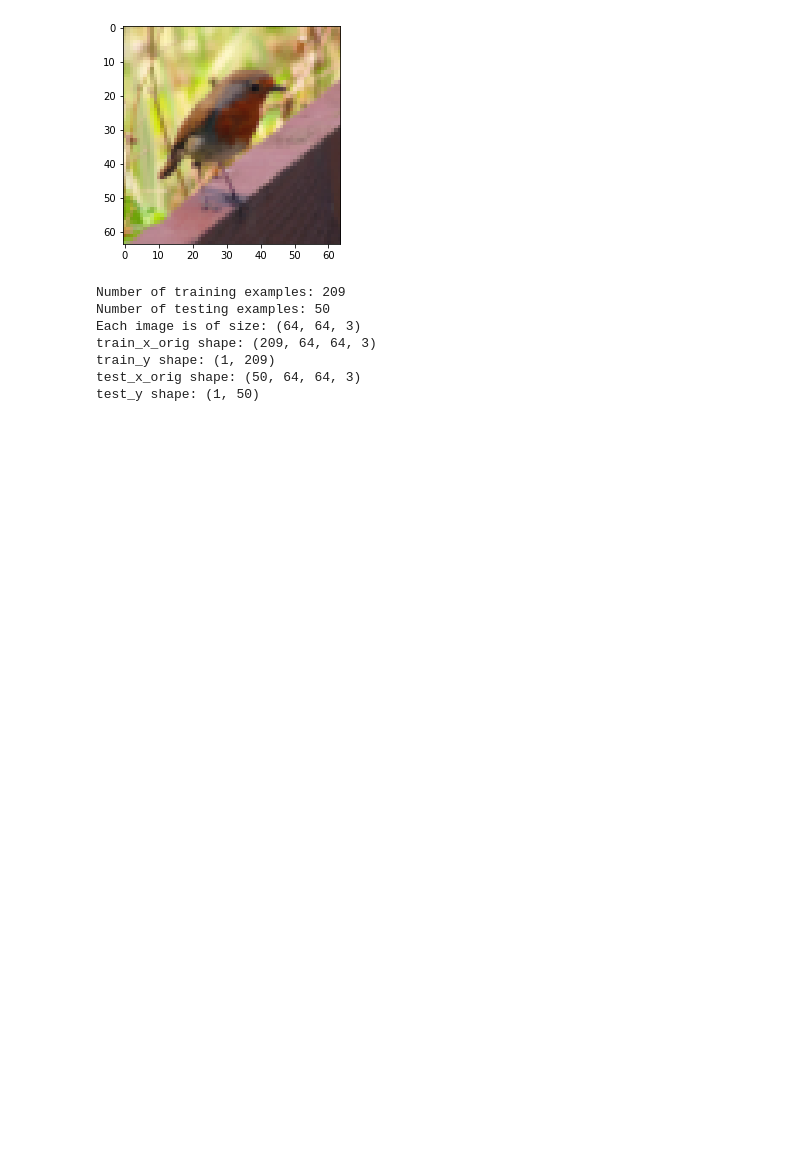
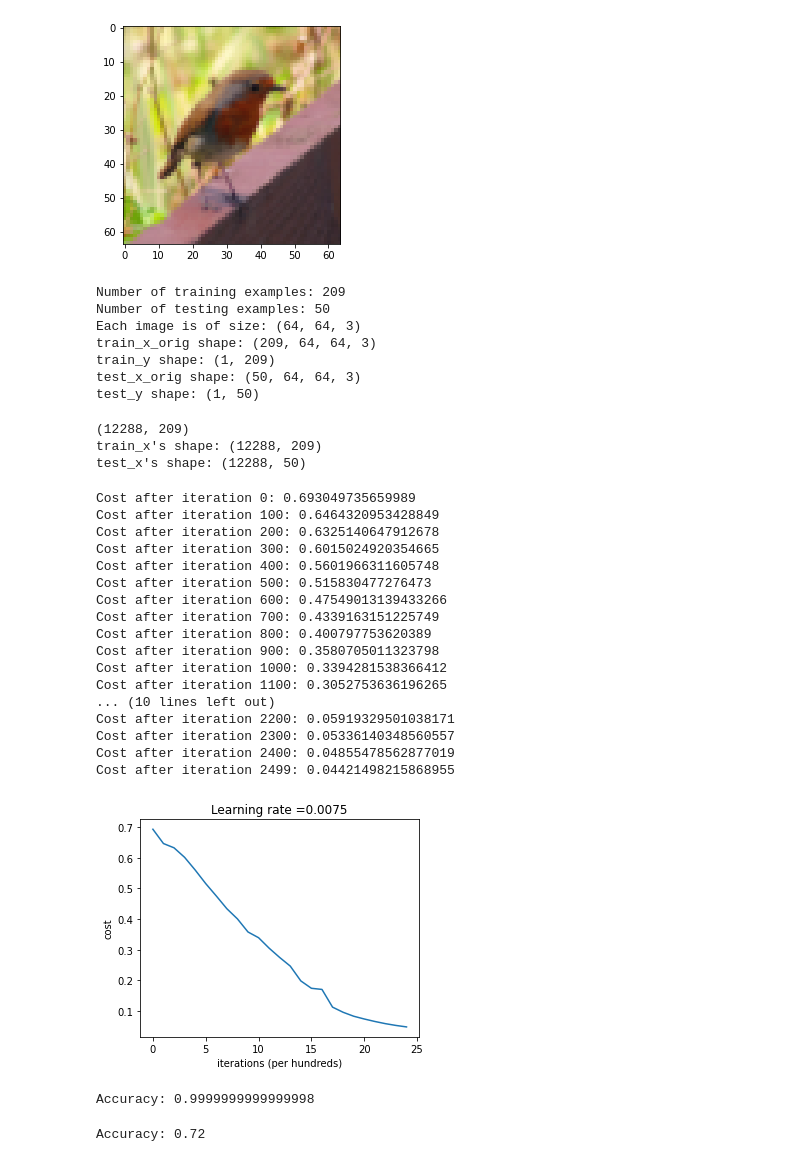
Before and after one commit to rmaksymiuk/CatClassifier, a Jupyter notebook: CatClassifier.ipynb, the cells around one changed output. Drawn from its saved outputs; the diff is of its cells as text; code cells hidden in the pictures; blank space fills up the shorter version.

Commit message:
finished the models

```diff
--- a/CatClassifier.ipynb
+++ b/CatClassifier.ipynb
@@ -51,3 +50,38 @@ train_x_orig shape: (209, 64, 64, 3)
 train_y shape: (1, 209)
 test_x_orig shape: (50, 64, 64, 3)
 test_y shape: (1, 50)
+# %%
+# Reshaping the image into a 1D array
+train_x_flatten = train_x_orig.reshape(train_x_orig.shape[0], -1).T   # The "-1" flattens the dimensions -> 64*64*3
+test_x_flatten = test_x_orig.reshape(test_x_orig.shape[0], -1).T
+
+print(train_x_flatten.shape)
+# Standardize data to have feature values between 0 and 1.
+train_x = train_x_flatten/255.
+test_x = test_x_flatten/255.
+
+print ("train_x's shape: " + str(train_x.shape))
+print ("test_x's shape: " + str(test_x.shape))
+# %% [output]
+(12288, 209)
+train_x's shape: (12288, 209)
+test_x's shape: (12288, 50)
+# %%
+#Building the Neural network
+#Linear -> ReLU -> Linear -> Sigmoid
+
+'''Using the following helper functions:
+- initialize_parameters(n_x, n_h, n_y): -> parameters
+- linear_activation_forward(A_prev, W, b, activation): -> A, cache
+- computer_cost(AL, Y): -> cost
+- linear_activation_backward(dA, cache, activation): -> dA_prev, dW, db
+- update_parameters(parameters, grads, learning_rate): -> parameters
+'''
+
+
+#Constants
+n_x = 12288     # num_px * num_px * 3
+n_h = 7
+n_y = 1
+layers_dims = (n_x, n_h, n_y)
+learning_rate = 0.0075
@@ -53,0 +171,31 @@ test_y shape: (1, 50)
+# %%
+#Training the model
+parameters, costs = two_layer_model(train_x, train_y, layers_dims = (n_x, n_h, n_y), num_iterations = 2500, print_cost=True)
+plot_costs(costs, learning_rate)
+# %% [output]
+Cost after iteration 0: 0.693049735659989
+Cost after iteration 100: 0.6464320953428849
+Cost after iteration 200: 0.6325140647912678
+Cost after iteration 300: 0.6015024920354665
+Cost after iteration 400: 0.5601966311605748
+Cost after iteration 500: 0.515830477276473
+Cost after iteration 600: 0.47549013139433266
+Cost after iteration 700: 0.4339163151225749
+Cost after iteration 800: 0.400797753620389
+Cost after iteration 900: 0.3580705011323798
+Cost after iteration 1000: 0.3394281538366412
+Cost after iteration 1100: 0.3052753636196265
+... (10 lines left out)
+Cost after iteration 2200: 0.05919329501038171
+Cost after iteration 2300: 0.05336140348560557
+Cost after iteration 2400: 0.04855478562877019
+Cost after iteration 2499: 0.04421498215868955
+[figure, added]
+# %%
+predictions_train = predict(train_x, train_y, parameters)
+# %% [output]
+Accuracy: 0.9999999999999998
+# %%
+predictions_test = predict(test_x, test_y, parameters)
+# %% [output]
+Accuracy: 0.72
```
Also changed, not shown: parts of 9 cells of this notebook, 6 other files.
